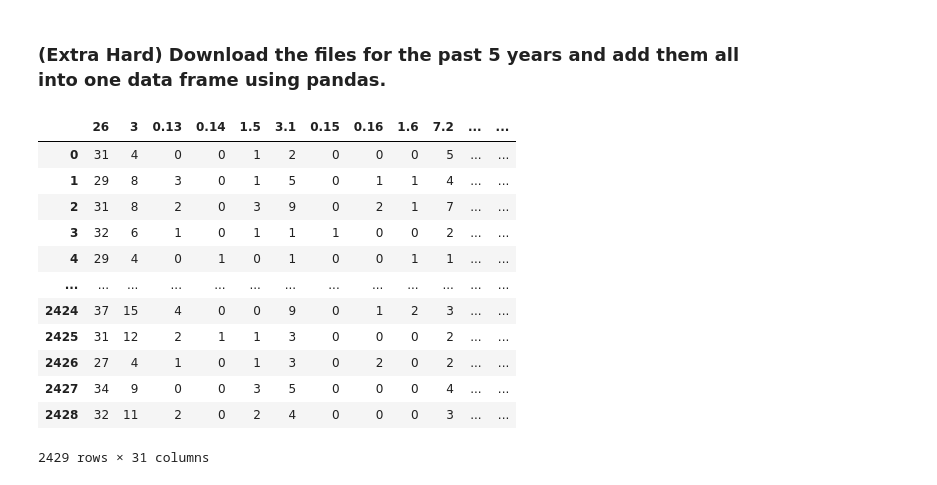
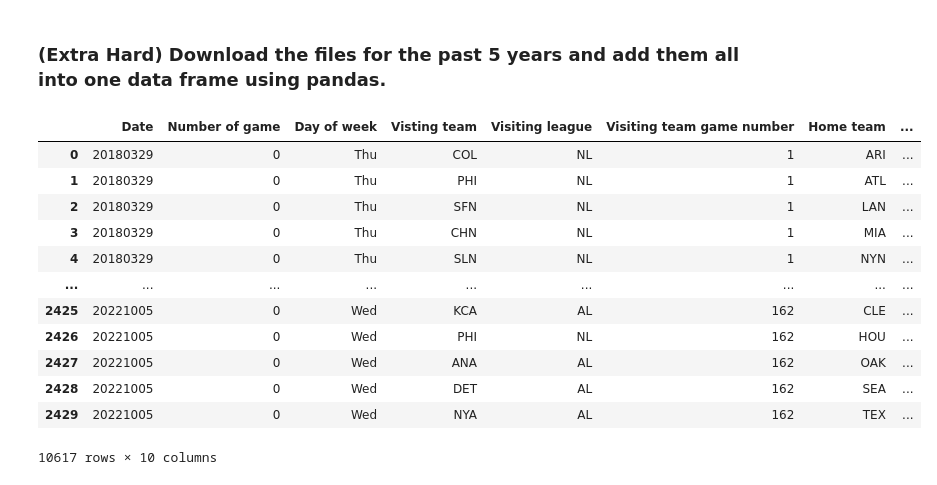
Before and after one commit to Falselysium/my-fork-2023-fall-data-science, a Jupyter notebook: Week-01-Pandas/Exercise-AZ.ipynb, the cells around one changed output. Drawn from its saved outputs; the diff is of its cells as text; code cells hidden in the pictures.

Commit message:
code: Added in answers to the Hard and Very Hard Questions and limited columns to 10

```diff
--- a/Week-01-Pandas/Exercise-AZ.ipynb
+++ b/Week-01-Pandas/Exercise-AZ.ipynb
@@ -315,24 +339,34 @@ print('Kendrick Lamar won', Kendrick_wins, 'awards.')
 # %% [markdown]
 ### (Extra Hard) Download the files for the past 5 years and add them all into one data frame using pandas.
 # %%
-gl2018 = pd.read_csv('./data/gl2018.txt')
-gl2019 = pd.read_csv('./data/gl2019.txt')
-gl2020 = pd.read_csv('./data/gl2020.txt')
-gl2021 = pd.read_csv('./data/gl2021.txt')
-gl2022 = pd.read_csv('./data/gl2022.txt')
+gl2018 = pd.read_csv('./data/gl2018.txt', header=None)
+gl2019 = pd.read_csv('./data/gl2019.txt', header=None)
+gl2020 = pd.read_csv('./data/gl2020.txt', header=None)
+gl2021 = pd.read_csv('./data/gl2021.txt', header=None)
+gl2022 = pd.read_csv('./data/gl2022.txt', header=None)
-# %%
-gl2022.iloc[:, 49:80]
-# %% [output]
-|  | 26 | 3 | 0.13 | 0.14 | 1.5 | 3.1 | 0.15 | 0.16 | 1.6 | 7.2 | ... | ... |
-| 0 | 31 | 4 | 0 | 0 | 1 | 2 | 0 | 0 | 0 | 5 | ... | ... |
-| 1 | 29 | 8 | 3 | 0 | 1 | 5 | 0 | 1 | 1 | 4 | ... | ... |
-| 2 | 31 | 8 | 2 | 0 | 3 | 9 | 0 | 2 | 1 | 7 | ... | ... |
-| 3 | 32 | 6 | 1 | 0 | 1 | 1 | 1 | 0 | 0 | 2 | ... | ... |
-| 4 | 29 | 4 | 0 | 1 | 0 | 1 | 0 | 0 | 1 | 1 | ... | ... |
-| ... | ... | ... | ... | ... | ... | ... | ... | ... | ... | ... | ... | ... |
-| 2424 | 37 | 15 | 4 | 0 | 0 | 9 | 0 | 1 | 2 | 3 | ... | ... |
-| 2425 | 31 | 12 | 2 | 1 | 1 | 3 | 0 | 0 | 0 | 2 | ... | ... |
-| 2426 | 27 | 4 | 1 | 0 | 1 | 3 | 0 | 2 | 0 | 2 | ... | ... |
-| 2427 | 34 | 9 | 0 | 0 | 3 | 5 | 0 | 0 | 0 | 4 | ... | ... |
-| 2428 | 32 | 11 | 2 | 0 | 2 | 4 | 0 | 0 | 0 | 3 | ... | ... |
-2429 rows × 31 columns
+# %%
+gl2018 = gl2018[[0,1,2,3,4,5,6,7,8,9]]
+gl2019 = gl2019[[0,1,2,3,4,5,6,7,8,9]]
+gl2020 = gl2020[[0,1,2,3,4,5,6,7,8,9]]
+gl2021 = gl2021[[0,1,2,3,4,5,6,7,8,9]]
+gl2022 = gl2022[[0,1,2,3,4,5,6,7,8,9]]
+
+x = [gl2018, gl2019,gl2020, gl2021, gl2022]
+for table in x:
+    table.rename(columns={0:'Date', 1:'Number of game', 2:'Day of week', 3:'Visting team', 4:'Visiting league', 5:'Visiting team game number', 6:'Home team',7:'Home league', 8:'Home team game number', 9:'Visiting'}, inplace=True)
+# %%
+pd.concat([gl2018,gl2019,gl2020,gl2021,gl2022])
+# %% [output]
+|  | Date | Number of game | Day of week | Visting team | Visiting league | Visiting team game number | Home team | ... |
+| 0 | 20180329 | 0 | Thu | COL | NL | 1 | ARI | ... |
+| 1 | 20180329 | 0 | Thu | PHI | NL | 1 | ATL | ... |
+| 2 | 20180329 | 0 | Thu | SFN | NL | 1 | LAN | ... |
+| 3 | 20180329 | 0 | Thu | CHN | NL | 1 | MIA | ... |
+| 4 | 20180329 | 0 | Thu | SLN | NL | 1 | NYN | ... |
+| ... | ... | ... | ... | ... | ... | ... | ... | ... |
+| 2425 | 20221005 | 0 | Wed | KCA | AL | 162 | CLE | ... |
+| 2426 | 20221005 | 0 | Wed | PHI | NL | 162 | HOU | ... |
+| 2427 | 20221005 | 0 | Wed | ANA | AL | 162 | OAK | ... |
+| 2428 | 20221005 | 0 | Wed | DET | AL | 162 | SEA | ... |
+| 2429 | 20221005 | 0 | Wed | NYA | AL | 162 | TEX | ... |
+10617 rows × 10 columns
```
Also changed, not shown: parts of 7 cells of this notebook.
